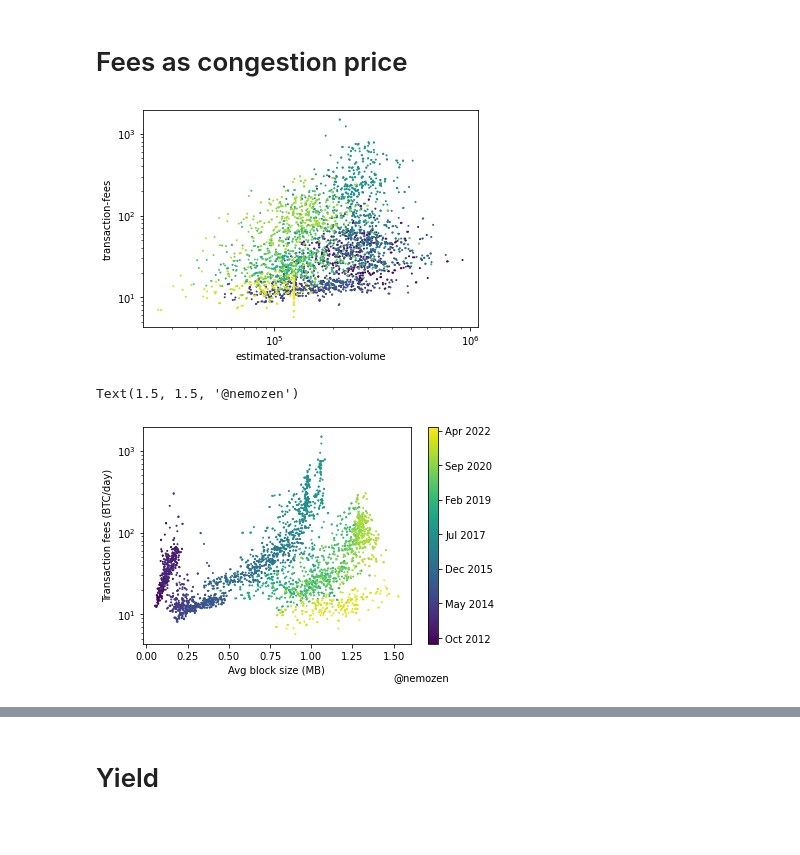
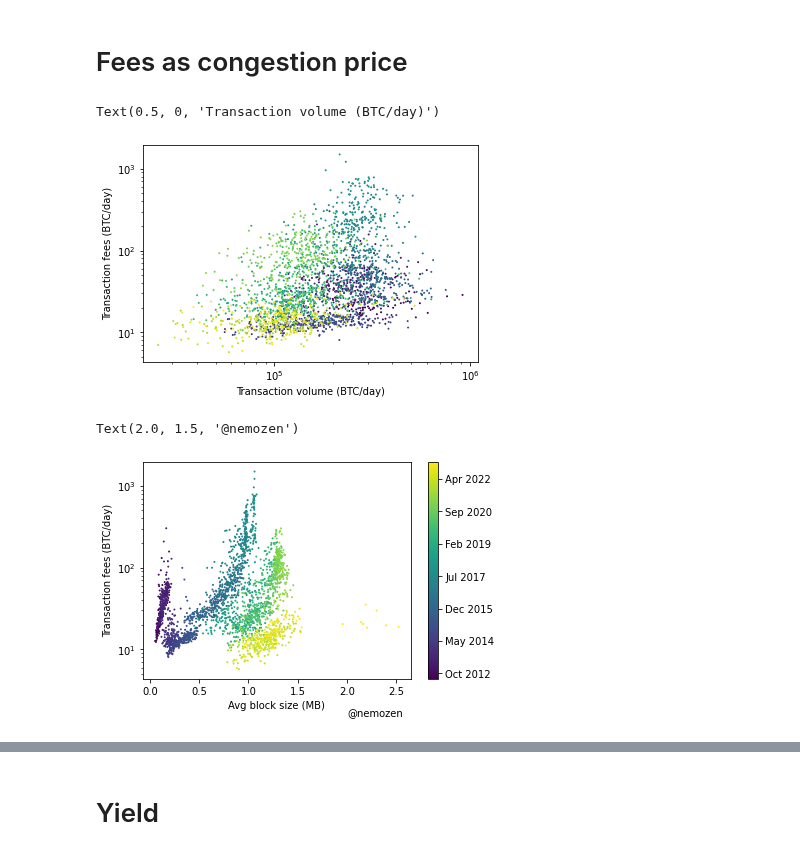
Before and after one commit to QRB-Labs/qrb, a Jupyter notebook: analysis/mining_dynamics.ipynb, the cells around one changed output, grey strips where cells are left out. Saved outputs shown, nothing was run; the diff lists cells and outputs as text; code cells hidden in the pictures.

```diff
--- a/analysis/mining_dynamics.ipynb
+++ b/analysis/mining_dynamics.ipynb
@@ -97,23 +114,26 @@ df2.plot.scatter(x='estimated-transaction-volume',y='transaction-fees',
                  s=1, c=df2.index, cmap='viridis')
 plt.yscale('log')
 plt.xscale('log')
+plt.ylabel('Transaction fees (BTC/day)')
+plt.xlabel('Transaction volume (BTC/day)')
 # %% [output]
+Text(0.5, 0, 'Transaction volume (BTC/day)')
-[figure, old version]
+[figure, new version]
 # %%
 def timestamp_label(t):
     return dt.datetime.fromtimestamp(t/1e9).strftime('%b %Y')
 
 plt.scatter(x=df2['avg-block-size'], y=df2['transaction-fees'],
                  s=1, c=df2.index, cmap='viridis')
 plt.yscale('log')
 plt.ylabel('Transaction fees (BTC/day)')
 plt.xlabel('Avg block size (MB)')
 cb=plt.colorbar()
 cb.set_ticklabels([timestamp_label(t) for t in cb.get_ticks()])
-plt.text(1.5, 1.5, '@nemozen')
+plt.text(2.0, 1.5, '@nemozen')
 # %% [output]
-Text(1.5, 1.5, '@nemozen')
+Text(2.0, 1.5, '@nemozen')
-[figure, old version]
+[figure, new version]
 # %%
 mempool_size = pd.read_csv('mempool-size.csv')
 mempool_size.set_index('Timestamp', inplace=True)
```
Also changed, not shown: parts of 20 cells of this notebook.
